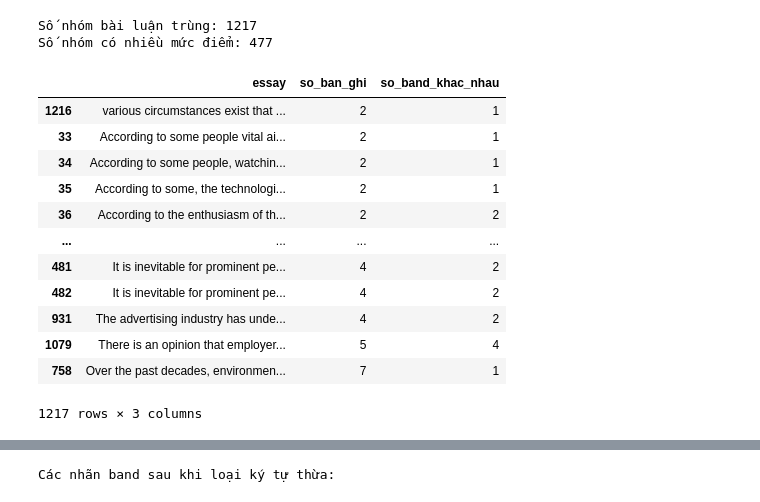
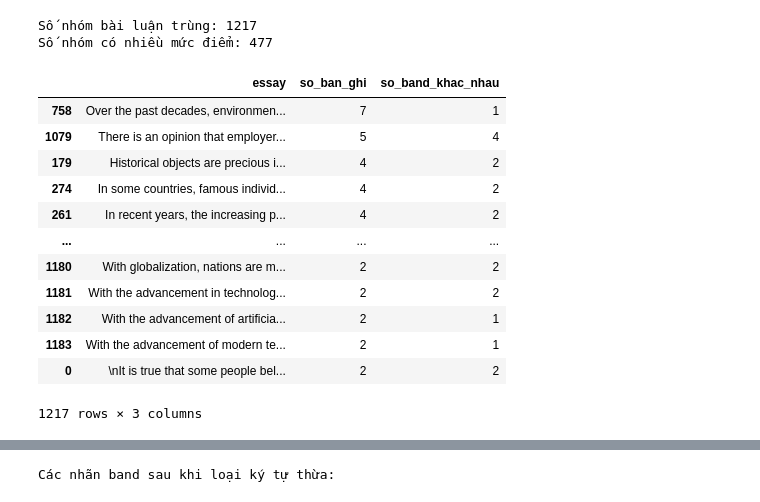
Before and after one commit to Nguen-03/NLP_report, a Jupyter notebook: notebook/EDA.ipynb, the cells around one changed output, grey strips where cells are left out. Drawn from its saved outputs; the diff is of its cells as text; code cells hidden in the pictures.

```diff
--- a/notebook/EDA.ipynb
+++ b/notebook/EDA.ipynb
@@ -1,18 +1,33 @@
 # %%
-RAW = '../data/raw'
-PROCESSED = '../data/processed'
+from pathlib import Path
+
+PROJECT_ROOT = next(
+    (path for path in (Path.cwd(), *Path.cwd().parents)
+     if (path / "data" / "raw" / "train.csv").is_file()),
+    None,
+)
+if PROJECT_ROOT is None:
+    raise FileNotFoundError("Could not locate data/raw/train.csv from the current directory")
+
+RAW = PROJECT_ROOT / "data" / "raw"
+PROCESSED = PROJECT_ROOT / "data" / "processed"
 # %%
-#Cần gom lại vì sẽ có những essay ở tập test trùng với tập train, phân chia tập test theo prompt riêng biệt so với train
-
 import pandas as pd
 
-splits = {'train': 'train.csv', 'test': 'test.csv'}
-# df_train = pd.read_csv("hf://datasets/chillies/IELTS-writing-task-2-evaluation/" + splits["train"])
-df_train = pd.read_csv(f'{RAW}/train.csv')
-df_test = pd.read_csv(f'{RAW}/test.csv')
-# df_test = pd.read_csv("hf://datasets/chillies/IELTS-writing-task-2-evaluation/" + splits["test"])
-all_data = pd.concat([df_train, df_test])
-all_data
-# df_train.to_csv('../data/raw/train.csv')
-# df_test.to_csv('../data/raw/test.csv')
+df_train = pd.read_csv(RAW / "train.csv")
+df_test = pd.read_csv(RAW / "test.csv")
+
+required_columns = {"prompt", "essay", "evaluation", "band"}
+for split_name, frame in (("train", df_train), ("test", df_test)):
+    missing_columns = required_columns.difference(frame.columns)
+    if missing_columns:
+        raise ValueError(f"{split_name} data is missing required columns: {sorted(missing_columns)}")
+
+all_data = pd.concat(
+    [df_train.assign(split="train"), df_test.assign(split="test")],
+
+    ignore_index=True,
+)
+print(f"Train rows: {len(df_train):,}; test rows: {len(df_test):,}; combined: {len(all_data):,}")
+all_data.head()
 # %% [output]
@@ -79,36 +84,37 @@ band Train: 0
 # %%
 #Kiểm tra các bài luận trùng có bị gán nhiều mức điểm khác nhau không
 duplicate_check = (
     all_data.groupby("essay")
     .agg(
         so_ban_ghi=("essay", "size"),
         so_band_khac_nhau=("band", "nunique")
     )
     .query("so_ban_ghi > 1")
     .reset_index()
+    .sort_values("so_ban_ghi", ascending=False)
 )
 
 print("Số nhóm bài luận trùng:", len(duplicate_check))
 
 print(
     "Số nhóm có nhiều mức điểm:",
     (duplicate_check["so_band_khac_nhau"] > 1).sum()
 )
-duplicate_check.sort_values(by='so_ban_ghi')
+duplicate_check
 # %% [output]
 Số nhóm bài luận trùng: 1217
 Số nhóm có nhiều mức điểm: 477
 |  | essay | so_ban_ghi | so_band_khac_nhau |
-| 1216 | various circumstances exist that ... | 2 | 1 |
-| 33 | According to some people vital ai... | 2 | 1 |
-| 34 | According to some people, watchin... | 2 | 1 |
-| 35 | According to some, the technologi... | 2 | 1 |
-| 36 | According to the enthusiasm of th... | 2 | 2 |
+| 758 | Over the past decades, environmen... | 7 | 1 |
+| 1079 | There is an opinion that employer... | 5 | 4 |
+| 179 | Historical objects are precious i... | 4 | 2 |
+| 274 | In some countries, famous individ... | 4 | 2 |
+| 261 | In recent years, the increasing p... | 4 | 2 |
 | ... | ... | ... | ... |
-| 481 | It is inevitable for prominent pe... | 4 | 2 |
-| 482 | It is inevitable for prominent pe... | 4 | 2 |
-| 931 | The advertising industry has unde... | 4 | 2 |
-| 1079 | There is an opinion that employer... | 5 | 4 |
-| 758 | Over the past decades, environmen... | 7 | 1 |
+| 1180 | With globalization, nations are m... | 2 | 2 |
+| 1181 | With the advancement in technolog... | 2 | 2 |
+| 1182 | With the advancement of artificia... | 2 | 1 |
+| 1183 | With the advancement of modern te... | 2 | 1 |
+| 0 | \nIt is true that some people bel... | 2 | 2 |
 1217 rows × 3 columns
 # %%
```
Also changed, not shown: parts of 9 cells of this notebook.
